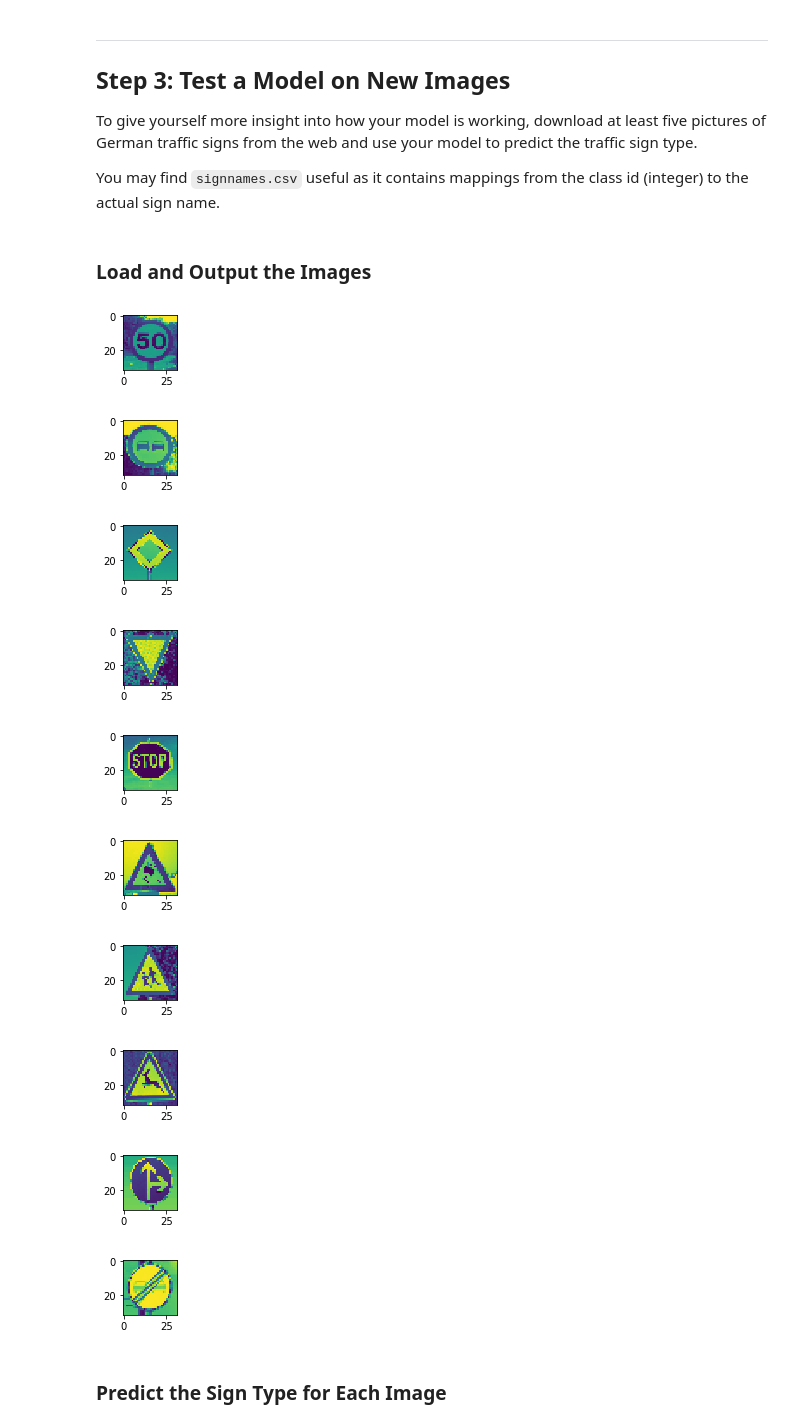
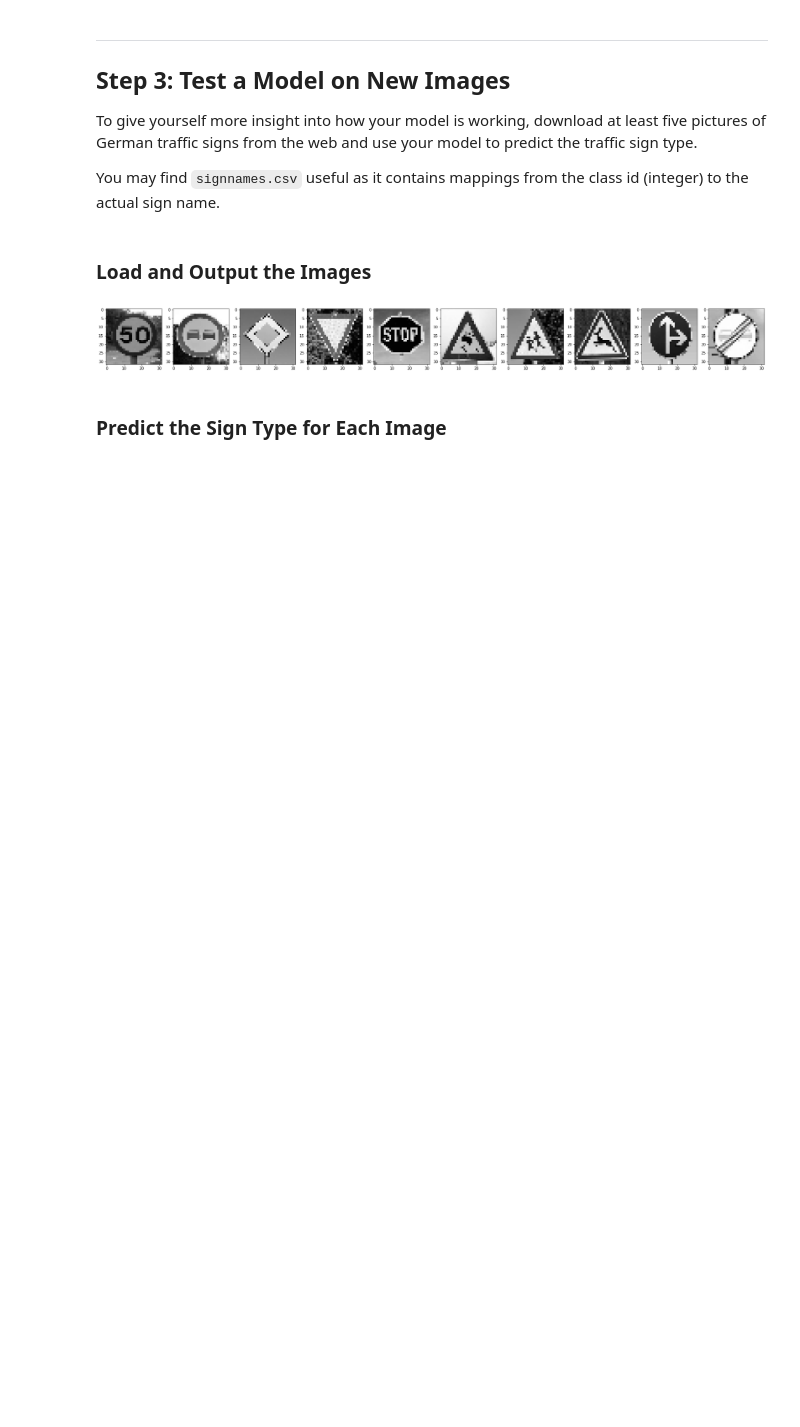
Before and after one commit to RaulDa/CarND-Traffic-Sign-Classifier-P2, a Jupyter notebook: Traffic_Sign_Classifier.ipynb, the cells around one changed output. Drawn from its saved outputs; the diff is of its cells as text; code cells hidden in the pictures; blank space fills up the shorter version.

```diff
--- a/Traffic_Sign_Classifier.ipynb
+++ b/Traffic_Sign_Classifier.ipynb
@@ -257,17 +258,17 @@ def LeNet(x):
 A validation set can be used to assess how well the model is performing. A low accuracy on the training and validation
 sets imply underfitting. A high accuracy on the training set but low accuracy on the validation set implies overfitting.
 # %%
-### Train your model here.
-### Calculate and report the accuracy on the training and validation set.
-### Once a final model architecture is selected,
-### the accuracy on the test set should be calculated and reported as well.
-### Feel free to use as many code cells as needed.
+# Declaration of tensor placeholders
 
 x = tf.placeholder(tf.float32, (None, 32, 32, 1))
 y = tf.placeholder(tf.int32, (None))
 keep_prob = tf.placeholder(tf.float32)
 one_hot_y = tf.one_hot(y, 43)
 
+# Training parameters
+
+EPOCHS = 40
+BATCH_SIZE = 64
 rate = 0.00075
 
 logits = LeNet(x)
@@ -276,7 +277,8 @@ loss_operation = tf.reduce_mean(cross_entropy)
 optimizer = tf.train.AdamOptimizer(learning_rate = rate)
 training_operation = optimizer.minimize(loss_operation)
 
-#Model evaluation
+# Model evaluation
+
 correct_prediction = tf.equal(tf.argmax(logits, 1), tf.argmax(one_hot_y, 1))
 accuracy_operation = tf.reduce_mean(tf.cast(correct_prediction, tf.float32))
 
@@ -292,7 +294,8 @@ def evaluate(X_data, y_data):
         total_accuracy += (accuracy * len(batch_x))
     return total_accuracy / num_examples
 
-#Training
+# Training
+
 with tf.Session() as sess:
     sess.run(tf.global_variables_initializer())
     num_examples = len(X_train_preproc)
@@ -301,13 +304,17 @@ with tf.Session() as sess:
     print()
     for i in range(EPOCHS):
         X_train_preproc, y_train = shuffle(X_train_preproc, y_train)
+        total_accuracy_training = 0
         for offset in range(0, num_examples, BATCH_SIZE):
             end = offset + BATCH_SIZE
             batch_x, batch_y = X_train_preproc[offset:end], y_train[offset:end]
-            sess.run(training_operation, feed_dict={x: batch_x, y: batch_y, keep_prob:0.5})
+            tr_operation, accuracy_training = sess.run([training_operation, accuracy_operation], \
+                                         feed_dict={x: batch_x, y: batch_y, keep_prob:0.5})
+            total_accuracy_training += (accuracy_training * len(batch_x))
 
         validation_accuracy = evaluate(X_valid_preproc, y_valid)
         print("EPOCH {} ...".format(i+1))
+        print("Training Accuracy = {:.3f}".format(total_accuracy_training / num_examples))
         print("Validation Accuracy = {:.3f}".format(validation_accuracy))
         print()
 
@@ -315,7 +322,8 @@ with tf.Session() as sess:
     print("Model saved")
 
 
-#Evaluation
+# Evaluation
+
 with tf.Session() as sess:
     saver.restore(sess, tf.train.latest_checkpoint('.'))
 
@@ -352,40 +360,36 @@ You may find `signnames.csv` useful as it contains mappings from the class id (i
 # %%
 import matplotlib.image as mpimg
 
 imageNames = np.array(['2_SpeedLimit.jpg','9_NoPassing.jpg','12_PriorityRoad.jpg','13_Yield.jpg','14_Stop.jpg',\
                        '23_SlipperyRoad.jpg','28_ChildrenCrossing.jpg','31_WildAnimalCrossing.jpg',\
-                       '36_GoStraightOrRight.jpg','41_EndOfNoPassing.JPG'])
+                       '36_GoStraightOrRight.jpg','41_EndOfNoPassing.jpg'])
 
-imageArray = np.zeros((10, 32, 32))
+imageArray = np.zeros((10, 32, 32), dtype=np.float32)
+
+fig = plt.figure(figsize=(32,32))
+
+# Load, grayscale, normalize and output all images
 
 for i in range(10):
 
-    image = mpimg.imread(imageNames[i])
+    image = mpimg.imread('web_images/'+imageNames[i])
     resized_image = cv2.resize(image, (32, 32))
 
     resized_image_gray = cv2.cvtColor(resized_image,cv2.COLOR_RGB2GRAY)
 
     resized_image_gray = (resized_image_gray - 128.) / 128.
 
-    plt.figure(figsize=(1,1))
-    plt.imshow(resized_image_gray)
+    fig.add_subplot(1,10,i+1)
+    plt.imshow(resized_image_gray, cmap ='gray')
 
     resized_image_gray = np.float32(resized_image_gray)
 
     imageArray[i] = resized_image_gray
 
+# Expand image array dimension to fit to the network
 imageArray = np.expand_dims(imageArray, axis=3)
 # %% [output]
-[figure, old version]
+[figure, new version]
-[figure, removed]
-[figure, removed]
-[figure, removed]
-[figure, removed]
-[figure, removed]
-[figure, removed]
-[figure, removed]
-[figure, removed]
-[figure, removed]
 # %% [markdown]
 ### Predict the Sign Type for Each Image
 # %%
```
Also changed, not shown: parts of 10 cells of this notebook, 26 other files.
